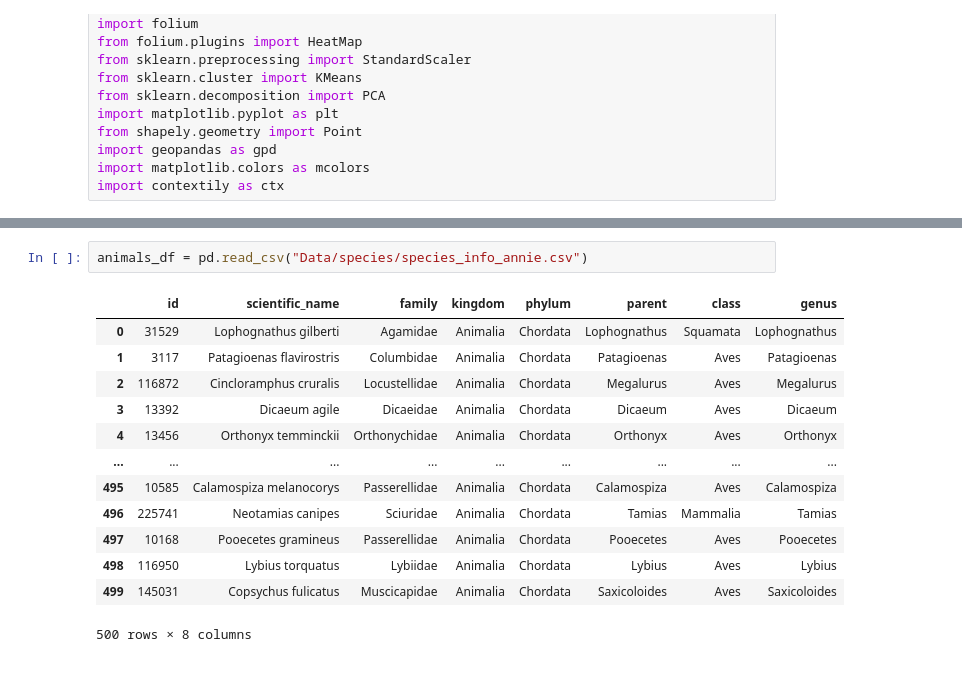
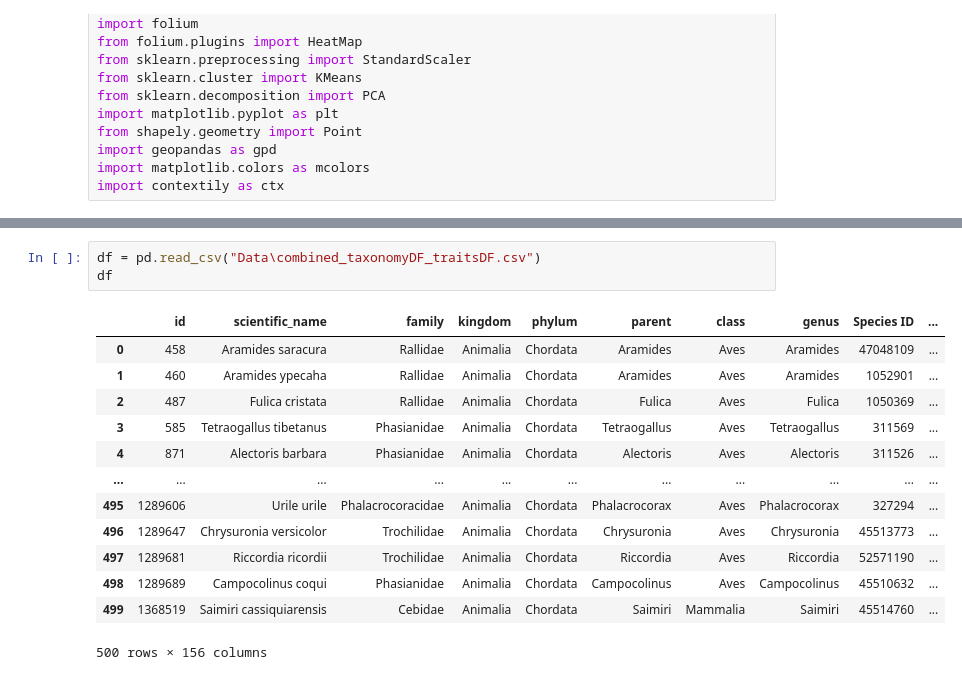
Before and after one commit to annitziak/biodiversity_analysis, a Jupyter notebook: location predictions.ipynb, the cells around one changed output, grey strips where cells are left out. Drawn from its saved outputs; the diff is of its cells as text.

```diff
--- a/location predictions.ipynb
+++ b/location predictions.ipynb
@@ -100,16 +108,17 @@ wet body mass (g): 481
 # %%
-animals_df = pd.read_csv("Data/species/species_info_annie.csv")
+df = pd.read_csv("Data\combined_taxonomyDF_traitsDF.csv")
+df
 # %% [output]
-|  | id | scientific_name | family | kingdom | phylum | parent | class | genus |
-| 0 | 31529 | Lophognathus gilberti | Agamidae | Animalia | Chordata | Lophognathus | Squamata | Lophognathus |
-| 1 | 3117 | Patagioenas flavirostris | Columbidae | Animalia | Chordata | Patagioenas | Aves | Patagioenas |
-| 2 | 116872 | Cincloramphus cruralis | Locustellidae | Animalia | Chordata | Megalurus | Aves | Megalurus |
-| 3 | 13392 | Dicaeum agile | Dicaeidae | Animalia | Chordata | Dicaeum | Aves | Dicaeum |
-| 4 | 13456 | Orthonyx temminckii | Orthonychidae | Animalia | Chordata | Orthonyx | Aves | Orthonyx |
-| ... | ... | ... | ... | ... | ... | ... | ... | ... |
-| 495 | 10585 | Calamospiza melanocorys | Passerellidae | Animalia | Chordata | Calamospiza | Aves | Calamospiza |
-| 496 | 225741 | Neotamias canipes | Sciuridae | Animalia | Chordata | Tamias | Mammalia | Tamias |
-| 497 | 10168 | Pooecetes gramineus | Passerellidae | Animalia | Chordata | Pooecetes | Aves | Pooecetes |
-| 498 | 116950 | Lybius torquatus | Lybiidae | Animalia | Chordata | Lybius | Aves | Lybius |
-| 499 | 145031 | Copsychus fulicatus | Muscicapidae | Animalia | Chordata | Saxicoloides | Aves | Saxicoloides |
+|  | id | scientific_name | family | kingdom | phylum | parent | class | genus | Species ID | ... |
+| 0 | 458 | Aramides saracura | Rallidae | Animalia | Chordata | Aramides | Aves | Aramides | 47048109 | ... |
+| 1 | 460 | Aramides ypecaha | Rallidae | Animalia | Chordata | Aramides | Aves | Aramides | 1052901 | ... |
+| 2 | 487 | Fulica cristata | Rallidae | Animalia | Chordata | Fulica | Aves | Fulica | 1050369 | ... |
+| 3 | 585 | Tetraogallus tibetanus | Phasianidae | Animalia | Chordata | Tetraogallus | Aves | Tetraogallus | 311569 | ... |
+| 4 | 871 | Alectoris barbara | Phasianidae | Animalia | Chordata | Alectoris | Aves | Alectoris | 311526 | ... |
+| ... | ... | ... | ... | ... | ... | ... | ... | ... | ... | ... |
+| 495 | 1289606 | Urile urile | Phalacrocoracidae | Animalia | Chordata | Phalacrocorax | Aves | Phalacrocorax | 327294 | ... |
+| 496 | 1289647 | Chrysuronia versicolor | Trochilidae | Animalia | Chordata | Chrysuronia | Aves | Chrysuronia | 45513773 | ... |
+| 497 | 1289681 | Riccordia ricordii | Trochilidae | Animalia | Chordata | Riccordia | Aves | Riccordia | 52571190 | ... |
+| 498 | 1289689 | Campocolinus coqui | Phasianidae | Animalia | Chordata | Campocolinus | Aves | Campocolinus | 45510632 | ... |
+| 499 | 1368519 | Saimiri cassiquiarensis | Cebidae | Animalia | Chordata | Saimiri | Mammalia | Saimiri | 45514760 | ... |
-500 rows × 8 columns
+500 rows × 156 columns
```
Also changed, not shown: parts of 21 cells of this notebook, 1 other file.
